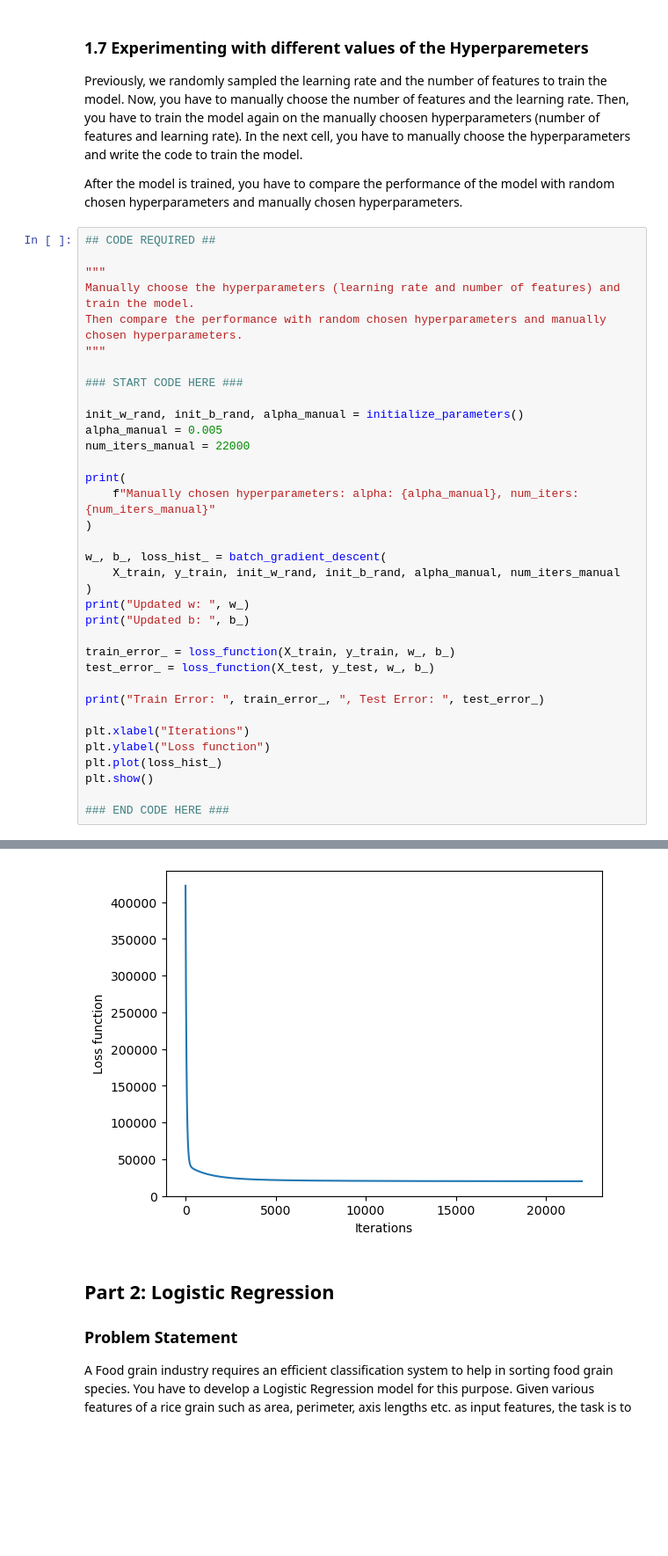
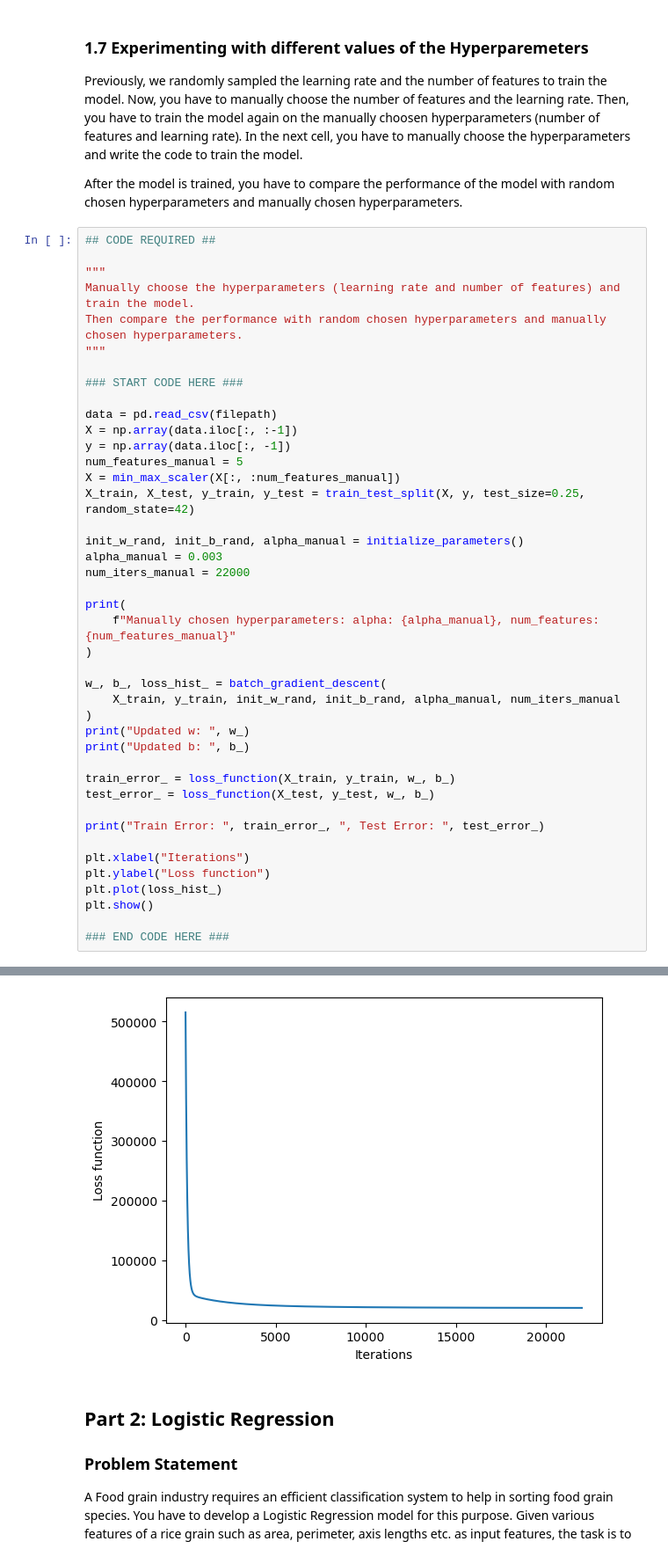
Before and after one commit to harshit-jain52/CS60050, a Jupyter notebook: assgn01/ML_Assignment_1/22CS10030_A1.ipynb, the cells around one changed output, grey strips where cells are left out. Shown at 88% size. Drawn from its saved outputs; the diff is of its cells as text; blank space fills up the shorter version.

```diff
--- a/assgn01/ML_Assignment_1/22CS10030_A1.ipynb
+++ b/assgn01/ML_Assignment_1/22CS10030_A1.ipynb
@@ -461,12 +461,19 @@ Then compare the performance with random chosen hyperparameters and manually cho
 
 ### START CODE HERE ###
 
+data = pd.read_csv(filepath)
+X = np.array(data.iloc[:, :-1])
+y = np.array(data.iloc[:, -1])
+num_features_manual = 5
+X = min_max_scaler(X[:, :num_features_manual])
+X_train, X_test, y_train, y_test = train_test_split(X, y, test_size=0.25, random_state=42)
+
 init_w_rand, init_b_rand, alpha_manual = initialize_parameters()
-alpha_manual = 0.005
+alpha_manual = 0.003
 num_iters_manual = 22000
 
 print(
-    f"Manually chosen hyperparameters: alpha: {alpha_manual}, num_iters: {num_iters_manual}"
+    f"Manually chosen hyperparameters: alpha: {alpha_manual}, num_features: {num_features_manual}"
 )
 
 w_, b_, loss_hist_ = batch_gradient_descent(
@@ -507,4 +514,4 @@ Train Error:  19991.401360371605 , Test Error:  12123.104493878698
-[figure, old version]
+[figure, new version]
 # %% [markdown]
 ## Part 2: Logistic Regression
 
```
Also changed, not shown: parts of 2 cells of this notebook.
